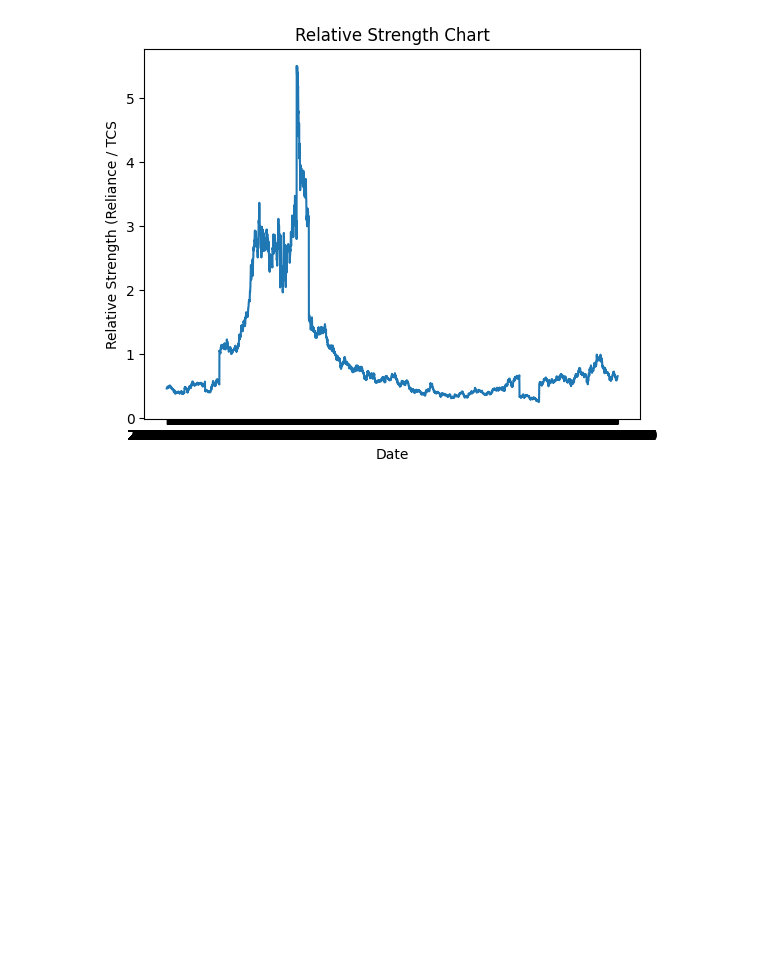
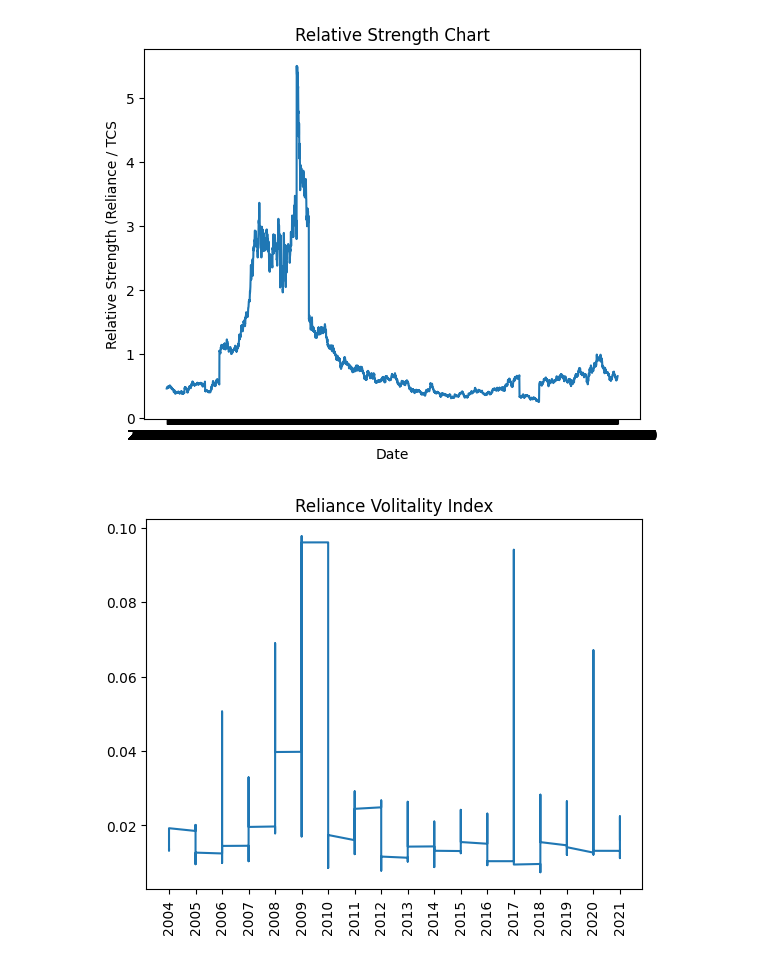
Before and after one commit to Aayush-Joshi-01/Python, a Jupyter notebook: Week-10/09 July/Prods/Assignments/Self/Pandas_Practice.ipynb, the cells around one changed output. Saved outputs shown, nothing was run; the diff lists cells and outputs as text; code cells hidden in the pictures; blank space fills up the shorter version.

```diff
--- a/Week-10/09 July/Prods/Assignments/Self/Pandas_Practice.ipynb
+++ b/Week-10/09 July/Prods/Assignments/Self/Pandas_Practice.ipynb
@@ -322,3 +324,10 @@ plt.title('Relative Strength Chart')
 plt.show()
 # %% [output]
 [figure]
+# %%
+plt.plot(reliance_df.Year, reliance_df['Close'].pct_change().rolling(window=30).std())
+plt.xticks(rotation=90)
+plt.title("Reliance Volitality Index")
+plt.show()
+# %% [output]
+[figure, added]
```
Also changed, not shown: parts of 10 cells of this notebook.
